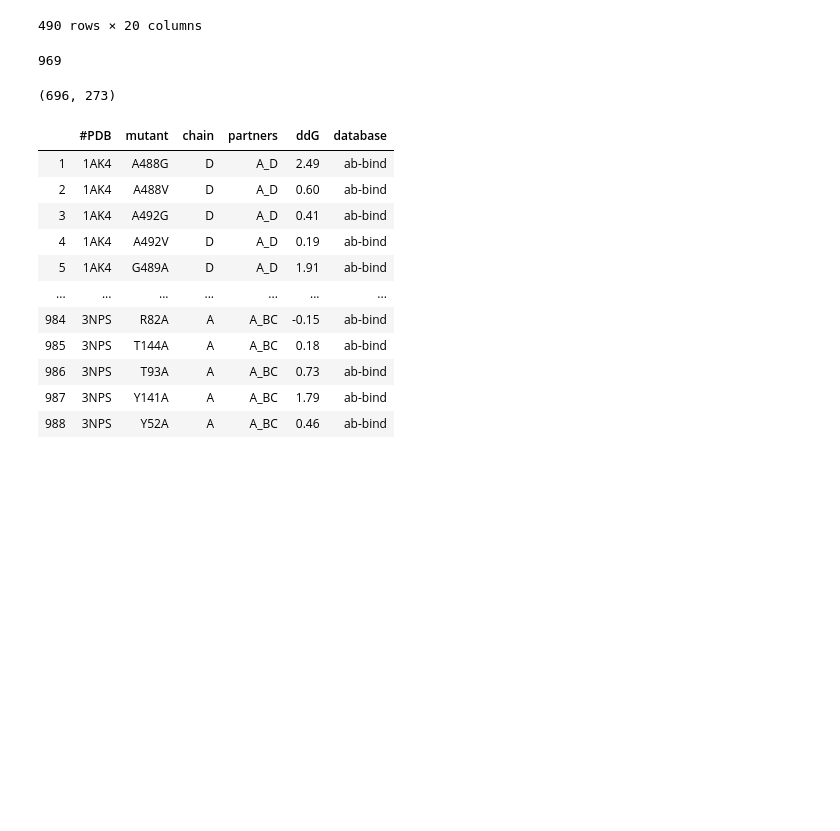
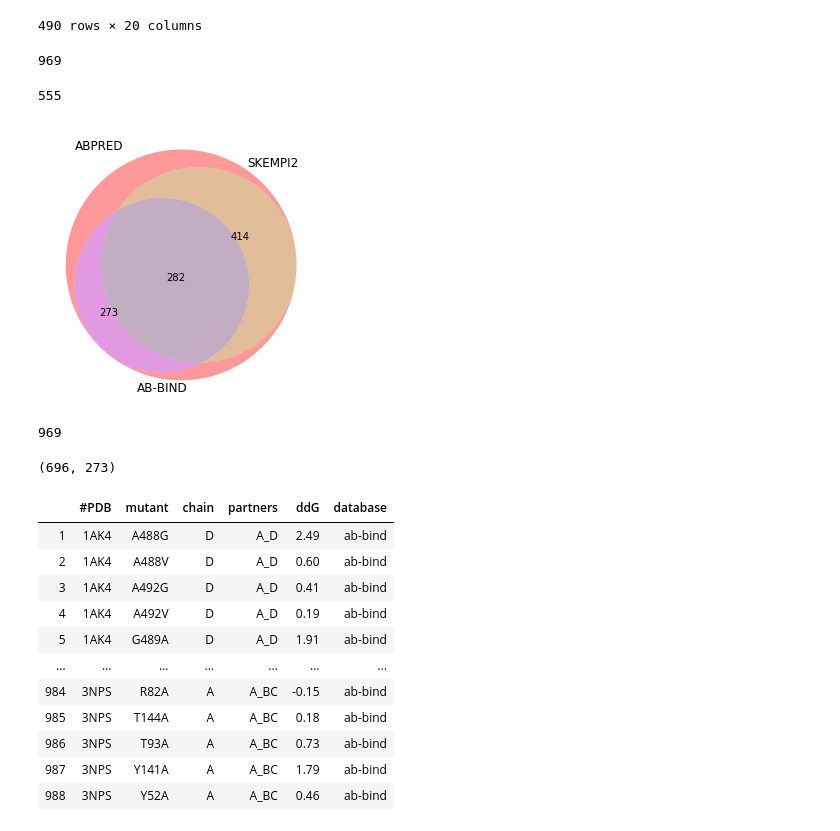
Before and after one commit to victorfica/Master-thesis, a Jupyter notebook: notebooks/abpred_ab-bind_skempi_database.ipynb, the cells around one changed output. Cells and saved outputs as stored; diff of their text form; code cells hidden in the pictures; blank space fills up the shorter version.

```diff
--- a/notebooks/abpred_ab-bind_skempi_database.ipynb
+++ b/notebooks/abpred_ab-bind_skempi_database.ipynb
@@ -125,3 +127,7 @@ mutants_union = set(skempi_data['pdb_mutation_chain']).union(set(abbind_data['pd
 len(mutants_union)
 # %% [output]
 969
+# %%
+len(set(abbind_data['pdb_mutation_chain']))
+# %% [output]
+555
@@ -128,3 +138,21 @@ len(mutants_union)
+# %%
+plt.subplots(figsize=(7, 5))
+
+
+v = venn3([mutants_union,set(skempi_data['pdb_mutation_chain']),set(abbind_data['pdb_mutation_chain'])],
+     set_labels=["ABPRED","SKEMPI2","AB-BIND"],set_colors=('r', 'g','b'))
+
+v.get_label_by_id('10').set_text("")
+
+# c = venn3_circles([mutants_union,set(skempi_data['pdb_mutation_chain']),set(abbind_data['pdb_mutation_chain'])],
+#                   linestyle='dashed')
+plt.savefig("Abpred_database2020.png",dpi=300,bbox_inches="tight")
+# %% [output]
+[figure, added]
+# %%
+len(mutants_union)
+# %% [output]
+969
 # %%
 total_mutants_series = pd.Series(list(mutants_union))
 skempi_mutants_toselect = total_mutants_series[total_mutants_series.isin(skempi_data['pdb_mutation_chain'])]
```
Also changed, not shown: parts of 6 cells of this notebook.
